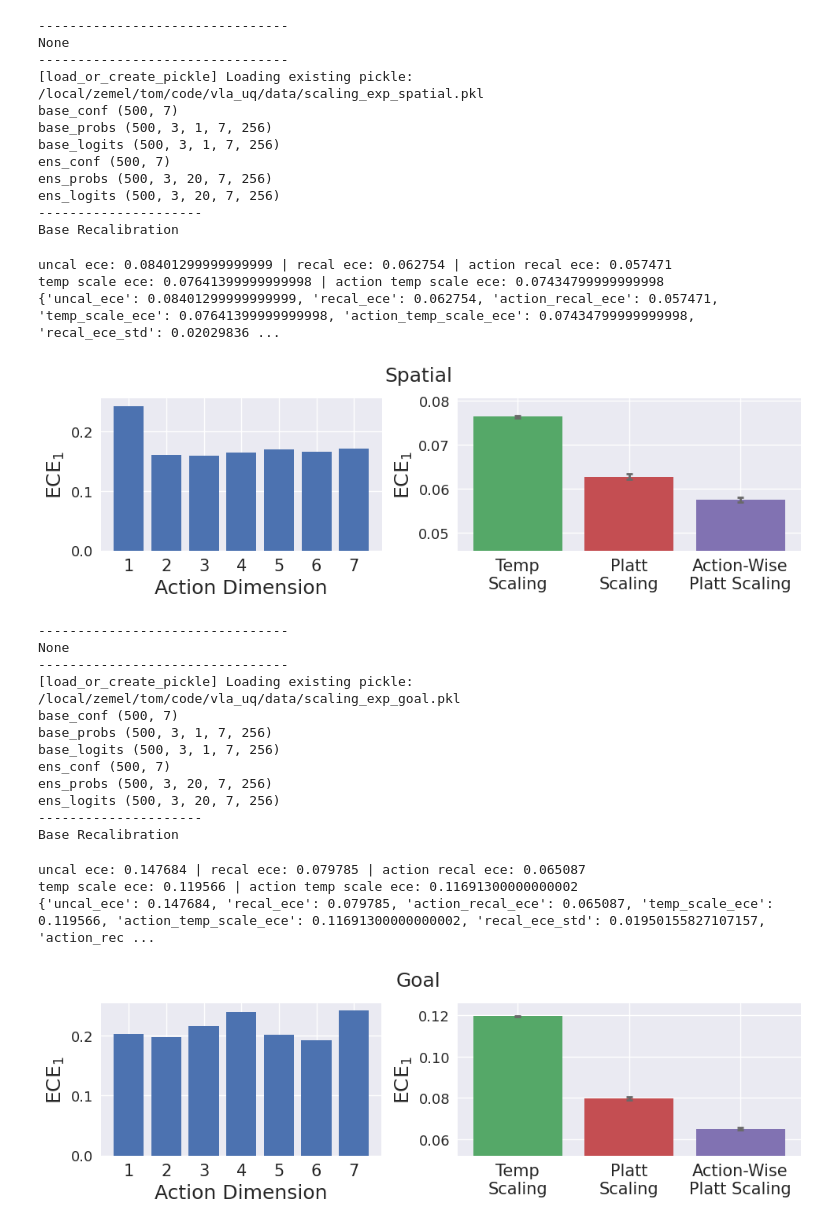
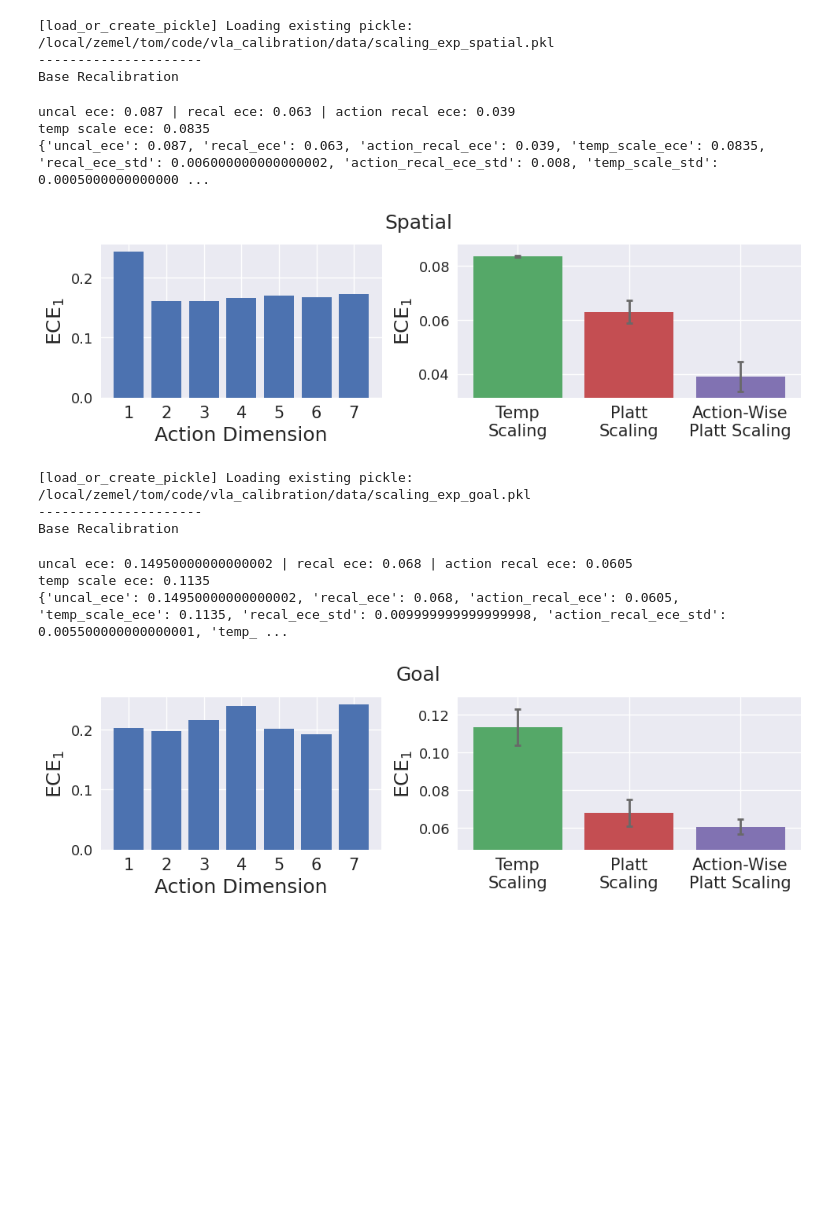
Before and after one commit to thomaspzollo/vla_calibration, a Jupyter notebook: notebooks/scaling_w_temp.ipynb, the cells around one changed output. Cells and saved outputs as stored; diff of their text form; code cells hidden in the pictures; blank space fills up the shorter version.

```diff
--- a/notebooks/scaling_w_temp.ipynb
+++ b/notebooks/scaling_w_temp.ipynb
@@ -715,11 +81,8 @@ class ActionTempScaler(nn.Module):
 # %%
 def run_exp(task_name, quant, n_bins=12, test_size=0.8, n_prompts=20, n_trials=1000, alternate_set=1):
 
-    print("--------"*4)
-    print(quant)
-    print("--------"*4)
 
-    base_probs, ens_probs, base_logits, ens_logits, correct, by_dim_results = get_data(
+    base_probs, _, base_logits, _, correct, by_dim_results = get_scaling_data(
         task_name,
         alternate_set=alternate_set,
         n_prompts=n_prompts,
@@ -727,20 +90,6 @@ def run_exp(task_name, quant, n_bins=12, test_size=0.8, n_prompts=20, n_trials=1
     )
 
     base_conf = np.mean(np.max(base_probs, -1), -2)[:,0]
-    ens_conf = np.mean(np.max(ens_probs, -1), -2)[:,0]
-
-    print("base_conf", base_conf.shape)
-    print("base_probs", base_probs.shape)
-    print("base_logits", base_logits.shape)
-    print("ens_conf", ens_conf.shape)
-    print("ens_probs", ens_probs.shape)
-    print("ens_logits", ens_logits.shape)
-
-    mean_base_conf = np.mean(base_conf, -1)
-    mean_ens_conf = np.mean(ens_conf, -1)
-
-    base_ece = round(get_ece(mean_base_conf, correct, n_bins), 3)
-    ens_ece = round(get_ece(mean_ens_conf, correct, n_bins), 3)
 
     print("---------------------\nBase Recalibration")
     baseline_results = recal_experiment(
@@ -765,15 +114,11 @@ def run_exp(task_name, quant, n_bins=12, test_size=0.8, n_prompts=20, n_trials=1
     axs[0].set_xticks(X, labels, fontsize=15)
     axs[0].set_xlabel("Action Dimension", fontsize=18)
 
-    # scores = [ensemble_results["uncal_ece"], ensemble_results["recal_ece"], ensemble_results["action_recal_ece"]]
-    # labels = ["Uncal.","Platt\nScaling","Action\nScaling"]
     scores = [baseline_results["temp_scale_ece"], baseline_results["recal_ece"], baseline_results["action_recal_ece"]]
     stds = [baseline_results["temp_scale_std"], baseline_results["recal_ece_std"], baseline_results["action_recal_ece_std"]]
     labels = ["Temp\nScaling","Platt\nScaling","Action-Wise\nPlatt Scaling"]
     X = np.arange(len(scores))
-    # axs[1].bar(X, scores, color=bar_colors)
     axs[1].bar(X, scores, color=bar_colors, yerr=stds/np.sqrt(n_trials), error_kw=dict(ecolor='dimgrey', lw=2, capsize=3, capthick=2))
-    # axs[1].errorbar(X, scores, stds)
     axs[1].set_xticks(X, labels, fontsize=15)
 
     for i in range(2):
@@ -797,44 +142,26 @@ def run_exp(task_name, quant, n_bins=12, test_size=0.8, n_prompts=20, n_trials=1
 # %%
 n_bins = 10
 test_size = 0.8
-n_trials = 1000
+n_trials = 2
 
 
 run_exp("spatial", quant=None, n_bins=n_bins, test_size=test_size, n_trials=n_trials)
 run_exp("goal", quant=None, n_bins=n_bins, test_size=test_size, n_trials=n_trials)
 # %% [output]
---------------------------------
-None
---------------------------------
-[load_or_create_pickle] Loading existing pickle: /local/zemel/tom/code/vla_uq/data/scaling_exp_spatial.pkl
-base_conf (500, 7)
-base_probs (500, 3, 1, 7, 256)
-base_logits (500, 3, 1, 7, 256)
-ens_conf (500, 7)
-ens_probs (500, 3, 20, 7, 256)
-ens_logits (500, 3, 20, 7, 256)
+[load_or_create_pickle] Loading existing pickle: /local/zemel/tom/code/vla_calibration/data/scaling_exp_spatial.pkl
 ---------------------
 Base Recalibration
-uncal ece: 0.08401299999999999 | recal ece: 0.062754 | action recal ece: 0.057471
-temp scale ece: 0.07641399999999998 | action temp scale ece: 0.07434799999999998
-{'uncal_ece': 0.08401299999999999, 'recal_ece': 0.062754, 'action_recal_ece': 0.057471, 'temp_scale_ece': 0.07641399999999998, 'action_temp_scale_ece': 0.07434799999999998, 'recal_ece_std': 0.02029836 ...
+uncal ece: 0.087 | recal ece: 0.063 | action recal ece: 0.039
+temp scale ece: 0.0835
+{'uncal_ece': 0.087, 'recal_ece': 0.063, 'action_recal_ece': 0.039, 'temp_scale_ece': 0.0835, 'recal_ece_std': 0.006000000000000002, 'action_recal_ece_std': 0.008, 'temp_scale_std': 0.0005000000000000 ...
-[figure, old version]
+[figure, new version]
---------------------------------
-None
---------------------------------
-[load_or_create_pickle] Loading existing pickle: /local/zemel/tom/code/vla_uq/data/scaling_exp_goal.pkl
-base_conf (500, 7)
-base_probs (500, 3, 1, 7, 256)
-base_logits (500, 3, 1, 7, 256)
-ens_conf (500, 7)
-ens_probs (500, 3, 20, 7, 256)
-ens_logits (500, 3, 20, 7, 256)
+[load_or_create_pickle] Loading existing pickle: /local/zemel/tom/code/vla_calibration/data/scaling_exp_goal.pkl
 ---------------------
 Base Recalibration
-uncal ece: 0.147684 | recal ece: 0.079785 | action recal ece: 0.065087
-temp scale ece: 0.119566 | action temp scale ece: 0.11691300000000002
-{'uncal_ece': 0.147684, 'recal_ece': 0.079785, 'action_recal_ece': 0.065087, 'temp_scale_ece': 0.119566, 'action_temp_scale_ece': 0.11691300000000002, 'recal_ece_std': 0.01950155827107157, 'action_rec ...
+uncal ece: 0.14950000000000002 | recal ece: 0.068 | action recal ece: 0.0605
+temp scale ece: 0.1135
+{'uncal_ece': 0.14950000000000002, 'recal_ece': 0.068, 'action_recal_ece': 0.0605, 'temp_scale_ece': 0.1135, 'recal_ece_std': 0.009999999999999998, 'action_recal_ece_std': 0.005500000000000001, 'temp_ ...
-[figure, old version]
+[figure, new version]
 # %%
 run_exp("spatial", quant="quant8", n_bins=n_bins, test_size=test_size, n_trials=n_trials)
 run_exp("goal", quant="quant8", n_bins=n_bins, test_size=test_size, n_trials=n_trials)
```
Also changed, not shown: parts of 8 cells of this notebook, 8 other files.
